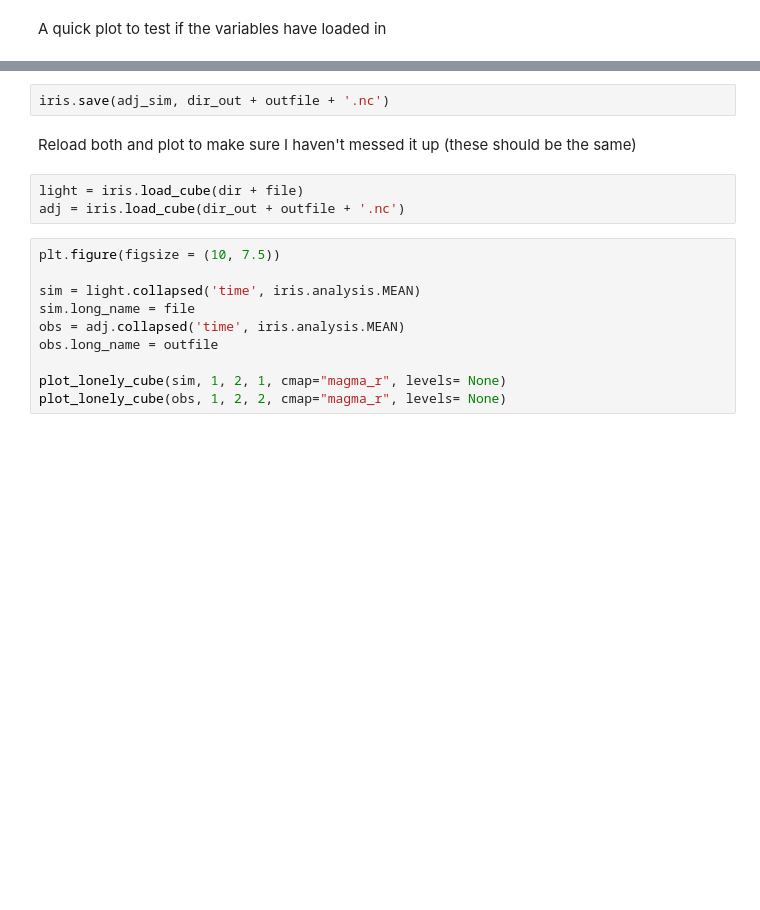
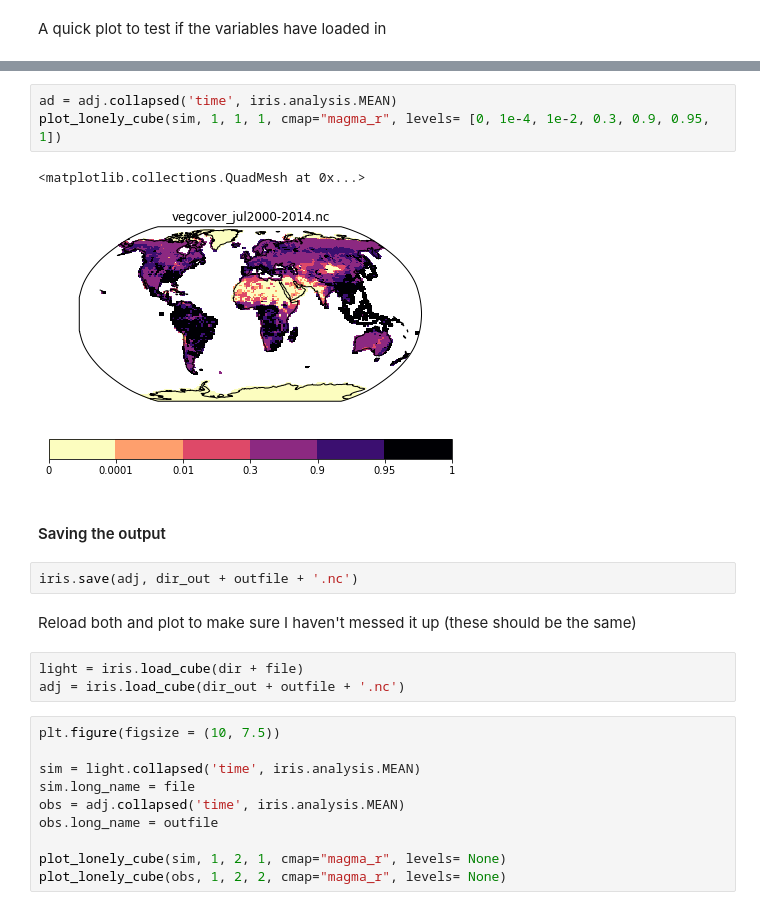
Before and after one commit to douglask3/UKESM-ConFire, a Jupyter notebook: notebooks/formatting_files.ipynb, the cells around one changed output, grey strips where cells are left out. Cells and saved outputs as stored; diff of their text form; blank space fills up the shorter version.

```diff
--- a/notebooks/formatting_files.ipynb
+++ b/notebooks/formatting_files.ipynb
@@ -61,5 +97,13 @@ adj_sim.data = pop_sim.data
+# %%
+ad = adj.collapsed('time', iris.analysis.MEAN)
+plot_lonely_cube(sim, 1, 1, 1, cmap="magma_r", levels= [0, 1e-4, 1e-2, 0.3, 0.9, 0.95, 1])
+# %% [output]
+<matplotlib.collections.QuadMesh at 0x...>
+[figure, added]
+# %% [markdown]
+#### Saving the output
 # %%
-iris.save(adj_sim, dir_out + outfile + '.nc')
+iris.save(adj, dir_out + outfile + '.nc')
 # %% [markdown]
 Reload both and plot to make sure I haven't messed it up (these should be the same)
 # %%
```
Also changed, not shown: parts of 11 cells of this notebook, 8 other files.
